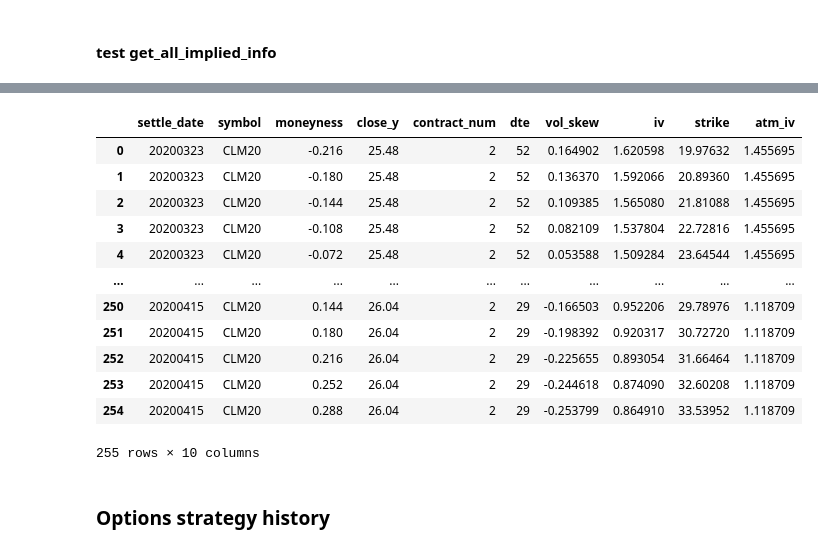
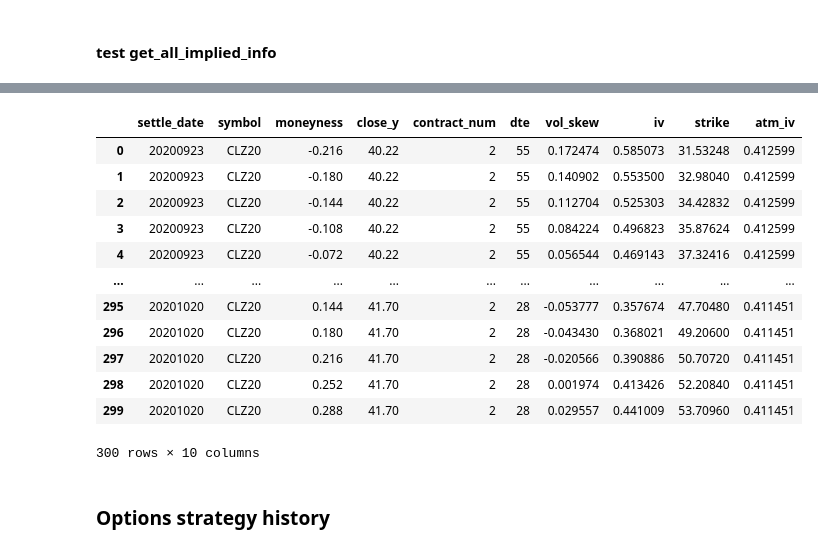
Before and after one commit to bgithub1/barchartacs, a Jupyter notebook: barchartacs/research_commod_options_calendar_roll_analyis.ipynb, the cells around one changed output, grey strips where cells are left out. Drawn from its saved outputs; the diff is of its cells as text; code cells hidden in the pictures.

```diff
--- a/barchartacs/research_commod_options_calendar_roll_analyis.ipynb
+++ b/barchartacs/research_commod_options_calendar_roll_analyis.ipynb
@@ -536,6 +538,6 @@ def get_all_implied_info(symbol,contract_num = 2,
 # %% [markdown]
 #### test get_all_implied_info
 # %%
-all_implied_test = get_all_implied_info('CLM20',contract_num=2,range_increment=.036)
+all_implied_test = get_all_implied_info('CLZ20',contract_num=2,range_increment=.036)
 all_implied_test['even_money']
 # %% [output]
@@ -542,16 +545,16 @@ all_implied_test['even_money']
 |  | settle_date | symbol | moneyness | close_y | contract_num | dte | vol_skew | iv | strike | atm_iv |
-| 0 | 20200323 | CLM20 | -0.216 | 25.48 | 2 | 52 | 0.164902 | 1.620598 | 19.97632 | 1.455695 |
-| 1 | 20200323 | CLM20 | -0.180 | 25.48 | 2 | 52 | 0.136370 | 1.592066 | 20.89360 | 1.455695 |
-| 2 | 20200323 | CLM20 | -0.144 | 25.48 | 2 | 52 | 0.109385 | 1.565080 | 21.81088 | 1.455695 |
-| 3 | 20200323 | CLM20 | -0.108 | 25.48 | 2 | 52 | 0.082109 | 1.537804 | 22.72816 | 1.455695 |
-| 4 | 20200323 | CLM20 | -0.072 | 25.48 | 2 | 52 | 0.053588 | 1.509284 | 23.64544 | 1.455695 |
+| 0 | 20200923 | CLZ20 | -0.216 | 40.22 | 2 | 55 | 0.172474 | 0.585073 | 31.53248 | 0.412599 |
+| 1 | 20200923 | CLZ20 | -0.180 | 40.22 | 2 | 55 | 0.140902 | 0.553500 | 32.98040 | 0.412599 |
+| 2 | 20200923 | CLZ20 | -0.144 | 40.22 | 2 | 55 | 0.112704 | 0.525303 | 34.42832 | 0.412599 |
+| 3 | 20200923 | CLZ20 | -0.108 | 40.22 | 2 | 55 | 0.084224 | 0.496823 | 35.87624 | 0.412599 |
+| 4 | 20200923 | CLZ20 | -0.072 | 40.22 | 2 | 55 | 0.056544 | 0.469143 | 37.32416 | 0.412599 |
 | ... | ... | ... | ... | ... | ... | ... | ... | ... | ... | ... |
-| 250 | 20200415 | CLM20 | 0.144 | 26.04 | 2 | 29 | -0.166503 | 0.952206 | 29.78976 | 1.118709 |
-| 251 | 20200415 | CLM20 | 0.180 | 26.04 | 2 | 29 | -0.198392 | 0.920317 | 30.72720 | 1.118709 |
-| 252 | 20200415 | CLM20 | 0.216 | 26.04 | 2 | 29 | -0.225655 | 0.893054 | 31.66464 | 1.118709 |
-| 253 | 20200415 | CLM20 | 0.252 | 26.04 | 2 | 29 | -0.244618 | 0.874090 | 32.60208 | 1.118709 |
-| 254 | 20200415 | CLM20 | 0.288 | 26.04 | 2 | 29 | -0.253799 | 0.864910 | 33.53952 | 1.118709 |
+| 295 | 20201020 | CLZ20 | 0.144 | 41.70 | 2 | 28 | -0.053777 | 0.357674 | 47.70480 | 0.411451 |
+| 296 | 20201020 | CLZ20 | 0.180 | 41.70 | 2 | 28 | -0.043430 | 0.368021 | 49.20600 | 0.411451 |
+| 297 | 20201020 | CLZ20 | 0.216 | 41.70 | 2 | 28 | -0.020566 | 0.390886 | 50.70720 | 0.411451 |
+| 298 | 20201020 | CLZ20 | 0.252 | 41.70 | 2 | 28 | 0.001974 | 0.413426 | 52.20840 | 0.411451 |
+| 299 | 20201020 | CLZ20 | 0.288 | 41.70 | 2 | 28 | 0.029557 | 0.441009 | 53.70960 | 0.411451 |
-255 rows × 10 columns
+300 rows × 10 columns
 # %% [markdown]
 ### Options strategy history
 # %%
```
Also changed, not shown: parts of 3 cells of this notebook, 5 other files.
